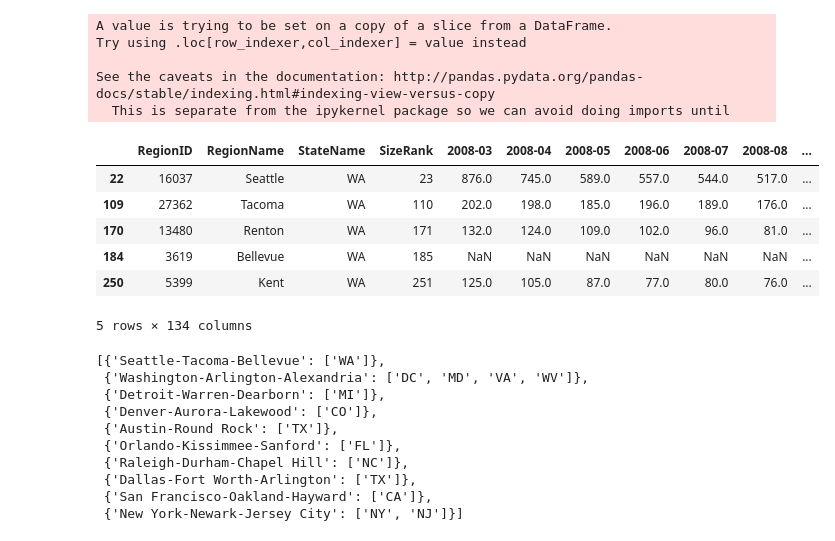
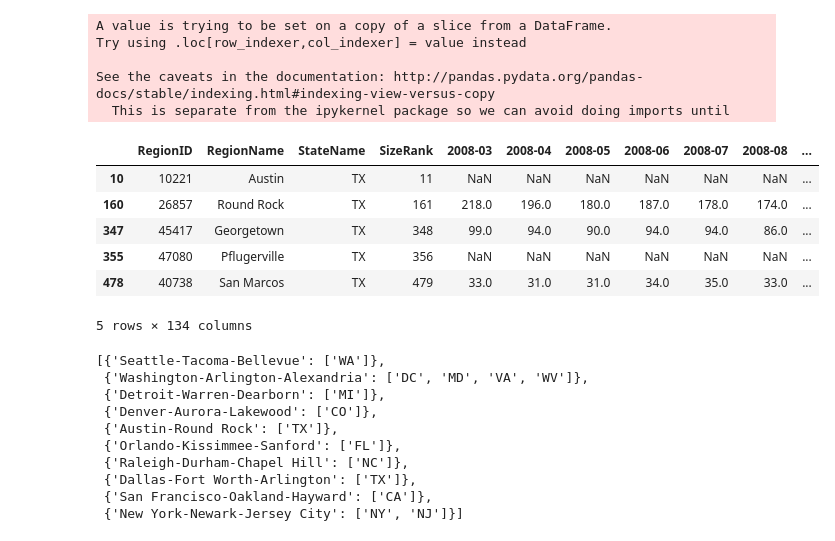
Before and after one commit to martinamagdy/Housing_Market_Analysis_Suaves, a Jupyter notebook: Data/data_cleaning.ipynb, the cells around one changed output. Saved outputs shown, nothing was run; the diff lists cells and outputs as text; code cells hidden in the pictures.

```diff
--- a/Data/data_cleaning.ipynb
+++ b/Data/data_cleaning.ipynb
@@ -218,14 +218,14 @@ Try using .loc[row_indexer,col_indexer] = value instead
 See the caveats in the documentation: http://pandas.pydata.org/pandas-docs/stable/indexing.html#indexing-view-versus-copy
   This is separate from the ipykernel package so we can avoid doing imports until
 # %%
-sales_metro.head()
+sales_metro.loc[sales_metro.StateName == 'TX'].head()
 # %% [output]
 |  | RegionID | RegionName | StateName | SizeRank | 2008-03 | 2008-04 | 2008-05 | 2008-06 | 2008-07 | 2008-08 | ... |
-| 22 | 16037 | Seattle | WA | 23 | 876.0 | 745.0 | 589.0 | 557.0 | 544.0 | 517.0 | ... |
-| 109 | 27362 | Tacoma | WA | 110 | 202.0 | 198.0 | 185.0 | 196.0 | 189.0 | 176.0 | ... |
-| 170 | 13480 | Renton | WA | 171 | 132.0 | 124.0 | 109.0 | 102.0 | 96.0 | 81.0 | ... |
-| 184 | 3619 | Bellevue | WA | 185 | NaN | NaN | NaN | NaN | NaN | NaN | ... |
-| 250 | 5399 | Kent | WA | 251 | 125.0 | 105.0 | 87.0 | 77.0 | 80.0 | 76.0 | ... |
+| 10 | 10221 | Austin | TX | 11 | NaN | NaN | NaN | NaN | NaN | NaN | ... |
+| 160 | 26857 | Round Rock | TX | 161 | 218.0 | 196.0 | 180.0 | 187.0 | 178.0 | 174.0 | ... |
+| 347 | 45417 | Georgetown | TX | 348 | 99.0 | 94.0 | 90.0 | 94.0 | 94.0 | 86.0 | ... |
+| 355 | 47080 | Pflugerville | TX | 356 | NaN | NaN | NaN | NaN | NaN | NaN | ... |
+| 478 | 40738 | San Marcos | TX | 479 | 33.0 | 31.0 | 31.0 | 34.0 | 35.0 | 33.0 | ... |
 5 rows × 134 columns
 # %%
 # Generate list of metro area names
```
Also changed, not shown: parts of 15 cells of this notebook.
